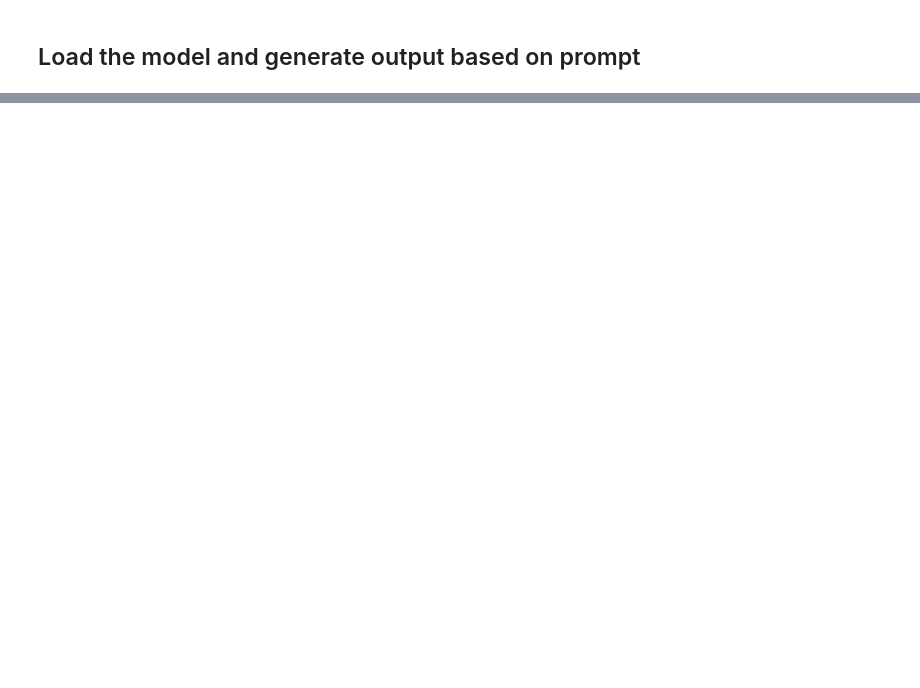
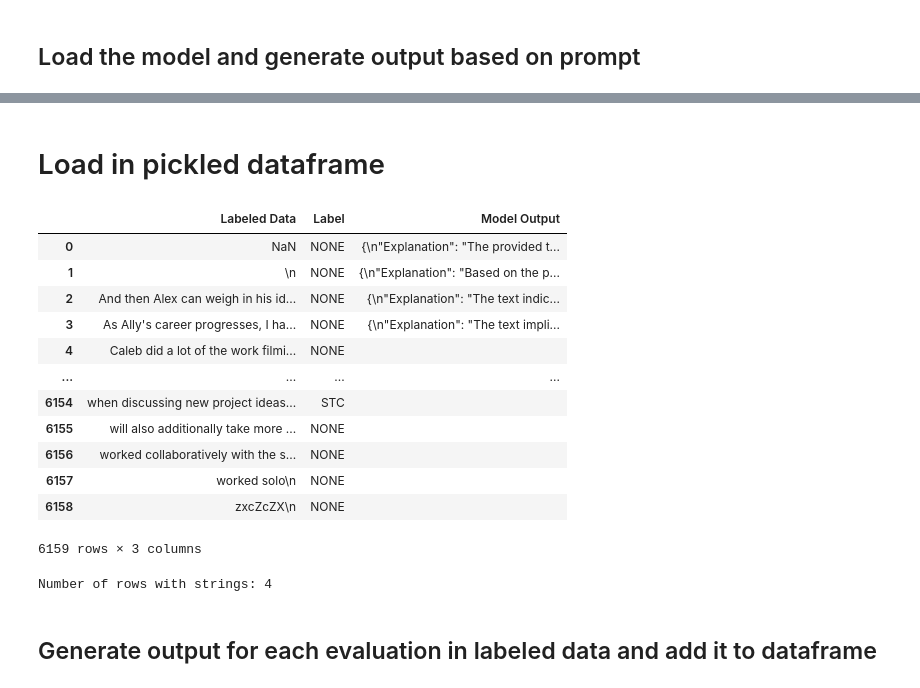
Before and after one commit to ashel65/CareerReadinessFewShot, a Jupyter notebook: few_shot.ipynb, the cells around one changed output, grey strips where cells are left out. Drawn from its saved outputs; the diff is of its cells as text; code cells hidden in the pictures; blank space fills up the shorter version.

```diff
--- a/few_shot.ipynb
+++ b/few_shot.ipynb
@@ -167,0 +192,30 @@ Setting `pad_token_id` to `eos_token_id`:2 for open-end generation.
+# %% [markdown]
+# Load in pickled dataframe
+# %%
+import pandas as pd
+# Load DataFrame from pickle file
+model_output_df = pd.read_pickle('model_output.pkl')
+model_output_df
+# %% [output]
+|  | Labeled Data | Label | Model Output |
+| 0 | NaN | NONE | {\n"Explanation": "The provided t... |
+| 1 | \n | NONE | {\n"Explanation": "Based on the p... |
+| 2 | And then Alex can weigh in his id... | NONE | {\n"Explanation": "The text indic... |
+| 3 | As Ally's career progresses, I ha... | NONE | {\n"Explanation": "The text impli... |
+| 4 | Caleb did a lot of the work filmi... | NONE |  |
+| ... | ... | ... | ... |
+| 6154 | when discussing new project ideas... | STC |  |
+| 6155 | will also additionally take more ... | NONE |  |
+| 6156 | worked collaboratively with the s... | NONE |  |
+| 6157 | worked solo\n | NONE |  |
+| 6158 | zxcZcZX\n | NONE |  |
+6159 rows × 3 columns
+# %%
+# Count rows with strings in "Model Output" column
+count_strings = model_output_df['Model Output'].apply(lambda x: isinstance(x, str) and x != '').sum()
+
+print("Number of rows with strings:", count_strings)
+# %% [output]
+Number of rows with strings: 4
+# %% [markdown]
+## Generate output for each evaluation in labeled data and add it to dataframe
```
Also changed, not shown: parts of 21 cells of this notebook.
